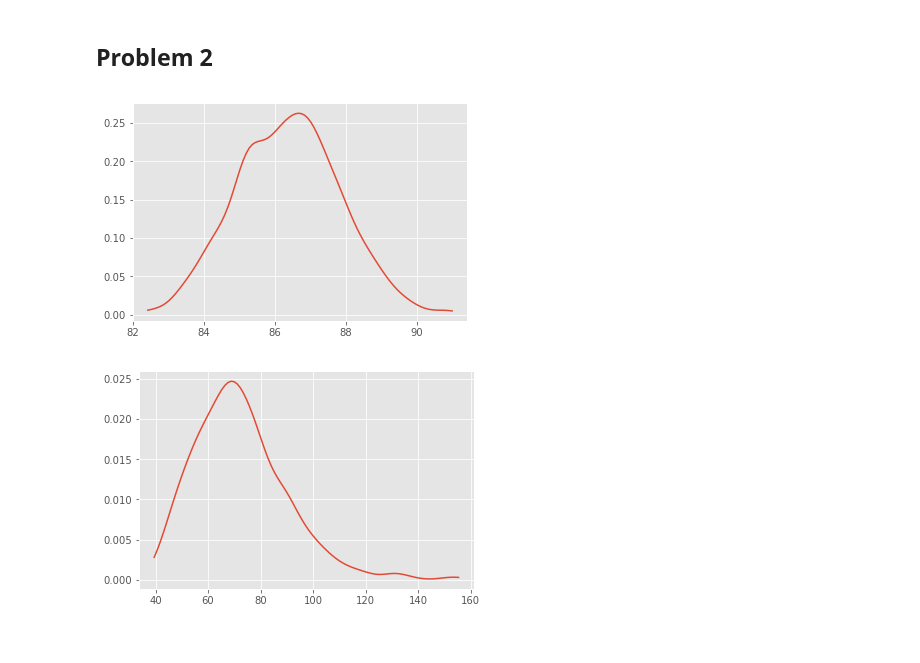
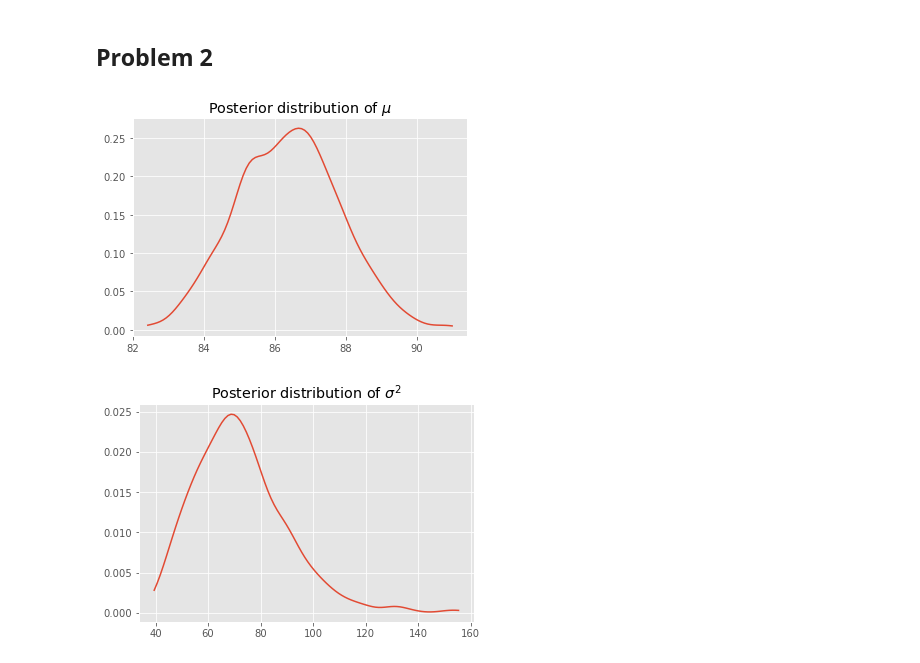
Before and after one commit to mattschaelling/acme_vol3, a Jupyter notebook: homework/homework_gibbs_sampling.ipynb, the cells around one changed output. Drawn from its saved outputs; the diff is of its cells as text; code cells hidden in the pictures.

Commit message:
added title to two gibbs sampling graphs

```diff
--- a/homework/homework_gibbs_sampling.ipynb
+++ b/homework/homework_gibbs_sampling.ipynb
@@ -48,14 +48,16 @@ It didn't take very long to converge.
 # %%
 mu_kernel = gaussian_kde(samples[:,0])
 x = np.linspace(samples[:,0].min(), samples[:,0].max(), 100)
 plt.plot(x, mu_kernel(x))
+plt.title(r"Posterior distribution of $\mu$")
 plt.show()
 # %% [output]
-[figure, old version]
+[figure, new version]
 # %%
 sigma2_kernel = gaussian_kde(samples[:,1])
 x = np.linspace(samples[:,1].min(), samples[:,1].max(), 100)
 plt.plot(x, sigma2_kernel(x))
+plt.title(r"Posterior distribution of $\sigma^2$")
 plt.show()
 # %% [output]
-[figure, old version]
+[figure, new version]
```
